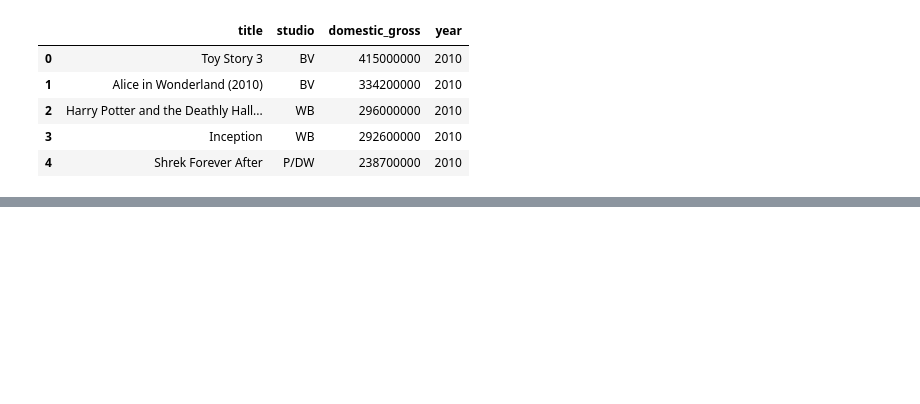
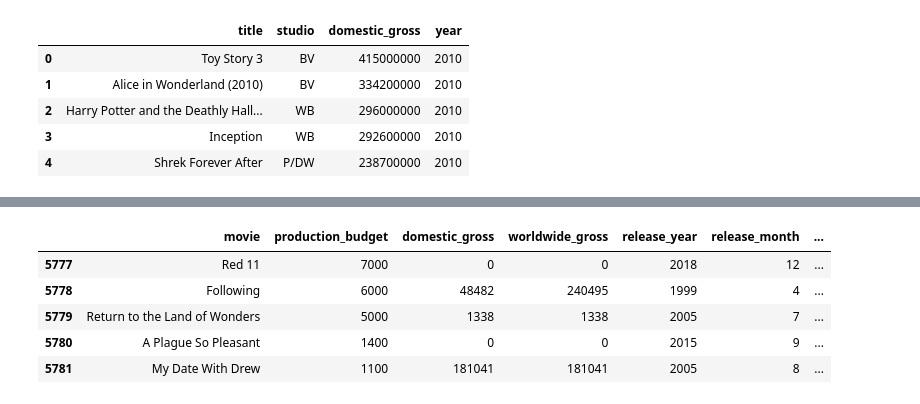
Before and after one commit to collinssigey/Project24, a Jupyter notebook: student-checkpoint.ipynb, the cells around one changed output, grey strips where cells are left out. Cells and saved outputs as stored; diff of their text form; code cells hidden in the pictures; blank space fills up the shorter version.

```diff
--- a/student-checkpoint.ipynb
+++ b/student-checkpoint.ipynb
@@ -175,0 +259,13 @@ df_movie_gross.head()
+# %%
+#create a new column in the DataFrame called 'Profit_Gross'
+df_movie_budgets['Profit_Gross'] = df_movie_budgets['worldwide_gross'] - df_movie_budgets['production_budget']
+
+#check the new DataFrame with the 'Profit_Gross' column
+df_movie_budgets.tail()
+# %% [output]
+|  | movie | production_budget | domestic_gross | worldwide_gross | release_year | release_month | ... |
+| 5777 | Red 11 | 7000 | 0 | 0 | 2018 | 12 | ... |
+| 5778 | Following | 6000 | 48482 | 240495 | 1999 | 4 | ... |
+| 5779 | Return to the Land of Wonders | 5000 | 1338 | 1338 | 2005 | 7 | ... |
+| 5780 | A Plague So Pleasant | 1400 | 0 | 0 | 2015 | 9 | ... |
+| 5781 | My Date With Drew | 1100 | 181041 | 181041 | 2005 | 8 | ... |
```
Also changed, not shown: parts of 13 cells of this notebook, 5 other files.
